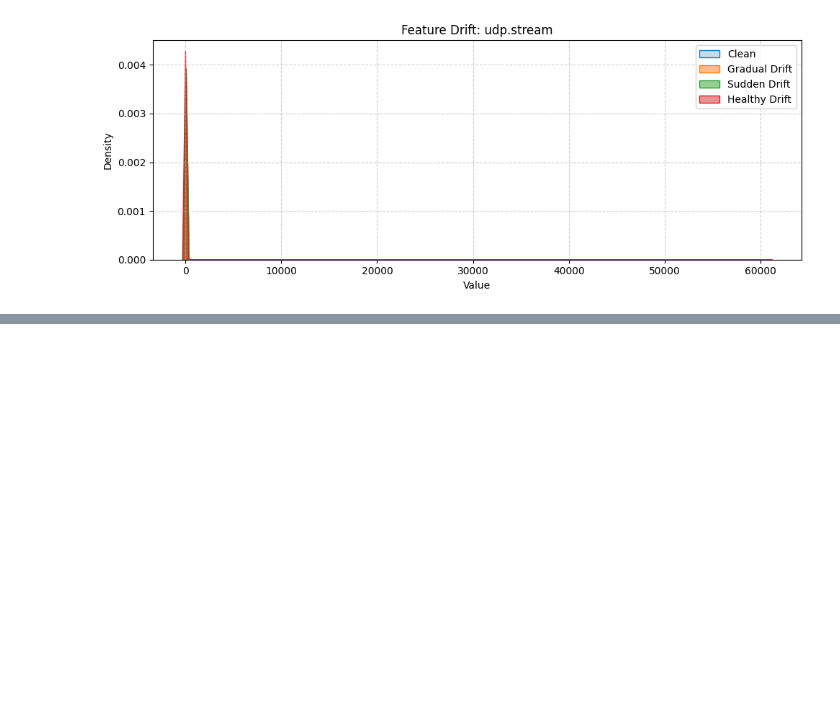
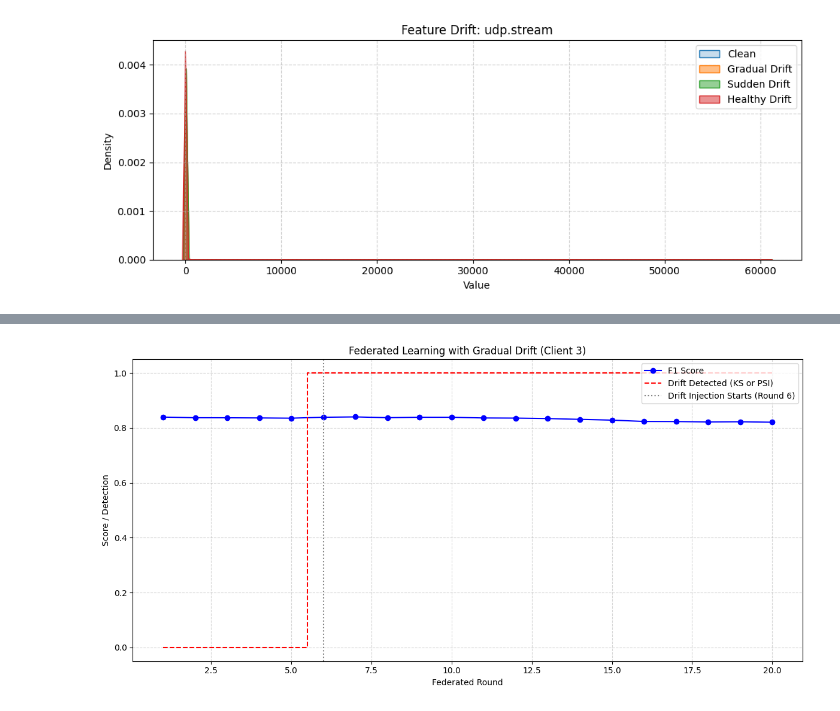
Before and after one commit to aztecx/FL-IDS-Surveillance, a Jupyter notebook: notebooks/04_Concept_Drift_and_Mitigation.ipynb, the cells around one changed output, grey strips where cells are left out. Drawn from its saved outputs; the diff is of its cells as text; code cells hidden in the pictures; blank space fills up the shorter version.

Commit message:
Notebook 4: expirenments and results

```diff
--- a/notebooks/04_Concept_Drift_and_Mitigation.ipynb
+++ b/notebooks/04_Concept_Drift_and_Mitigation.ipynb
@@ -345,0 +456,29 @@ for feature in features_to_plot:
+# %%
+import os
+import matplotlib.pyplot as plt
+
+save_dir = "results/figures"
+os.makedirs(save_dir, exist_ok=True)
+
+rounds = list(range(1, NUM_ROUNDS + 1))
+
+plt.figure(figsize=(12, 6))
+plt.plot(rounds, f1_scores, label="F1 Score", marker="o", color="blue")
+
+drift_indicator = [1 if flag else 0 for flag in drift_flags]
+plt.step(rounds, drift_indicator, label="Drift Detected (KS or PSI)", where='mid', linestyle='--', color="red")
+plt.axvline(x=6, color='gray', linestyle=':', label="Drift Injection Starts (Round 6)")
+
+plt.title("Federated Learning with Gradual Drift (Client 3)")
+plt.xlabel("Federated Round")
+plt.ylabel("Score / Detection")
+plt.legend(loc="upper right")
+plt.grid(True, linestyle='--', alpha=0.5)
+plt.tight_layout()
+
+save_path = os.path.join(save_dir, "federated_drift_client3.png")
+plt.savefig(save_path, dpi=300, bbox_inches="tight")
+
+plt.show()
+# %% [output]
+[figure, added]
```
Also changed, not shown: parts of 13 cells of this notebook, 4 other files.
